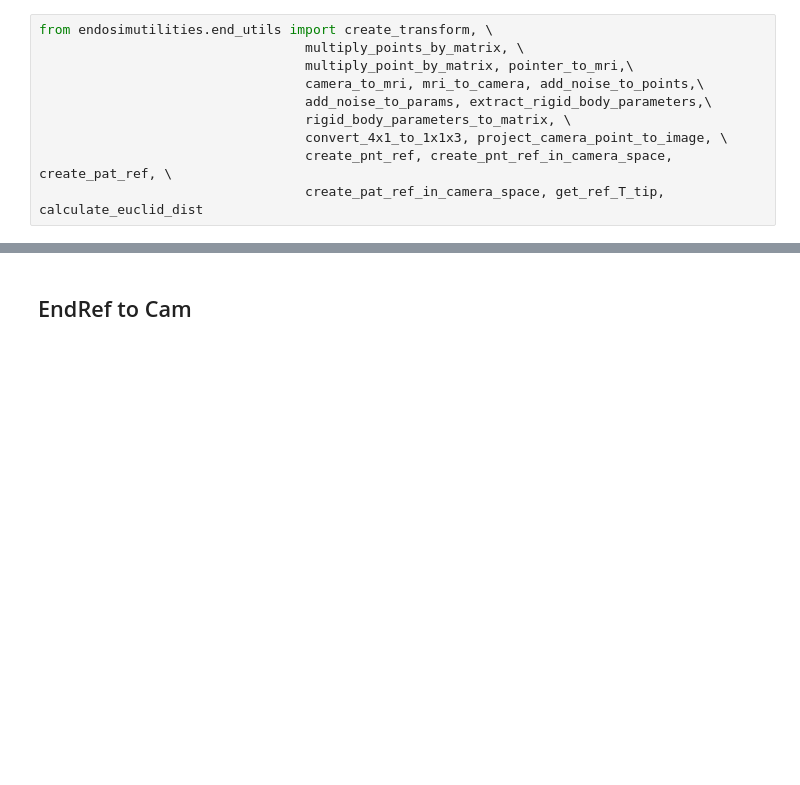
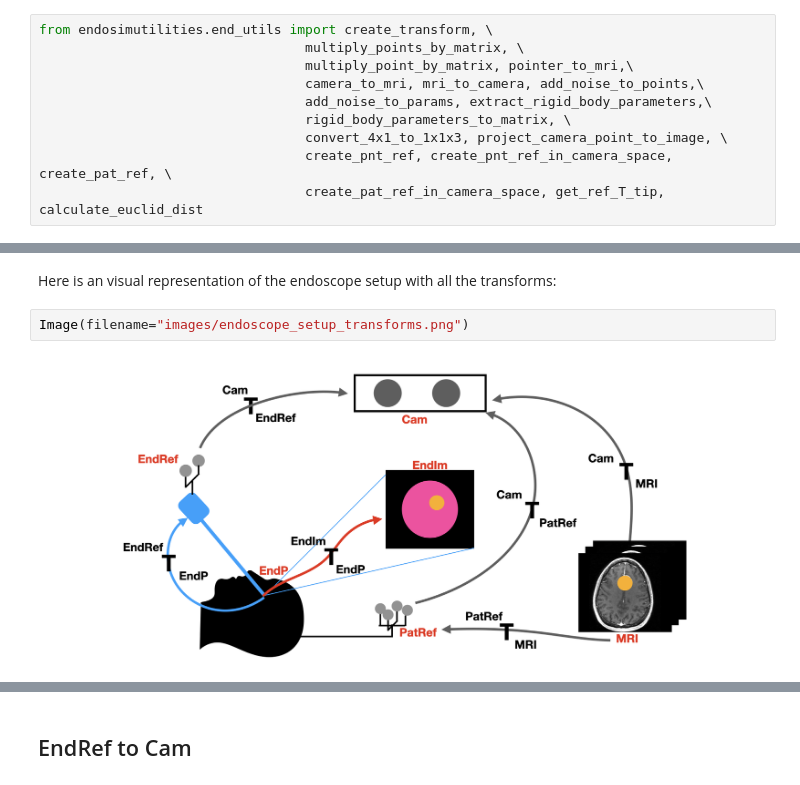
Before and after one commit to swishswish123/endosim, a Jupyter notebook: endosim/notebooks/endoscope/endoscope.ipynb, the cells around one changed output, grey strips where cells are left out. Drawn from its saved outputs; the diff is of its cells as text; blank space fills up the shorter version.

```diff
--- a/endosim/notebooks/endoscope/endoscope.ipynb
+++ b/endosim/notebooks/endoscope/endoscope.ipynb
@@ -64,0 +71,7 @@ In order to make this a like-for-like comparison, we should keep most of the ref
+# %% [markdown]
+
+Here is an visual representation of the endoscope setup with all the transforms:
+# %%
+Image(filename="images/endoscope_setup_transforms.png")
+# %% [output]
+[figure, added]
```
Also changed, not shown: parts of 86 cells of this notebook, 6 other files.
